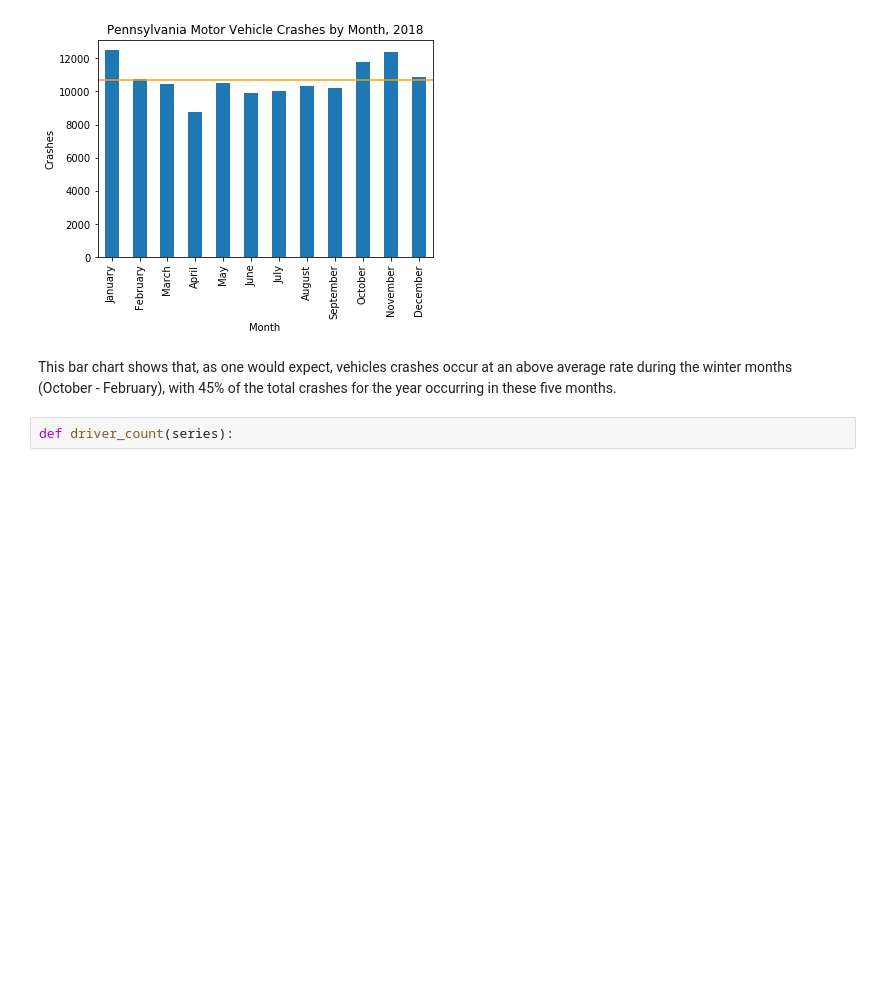
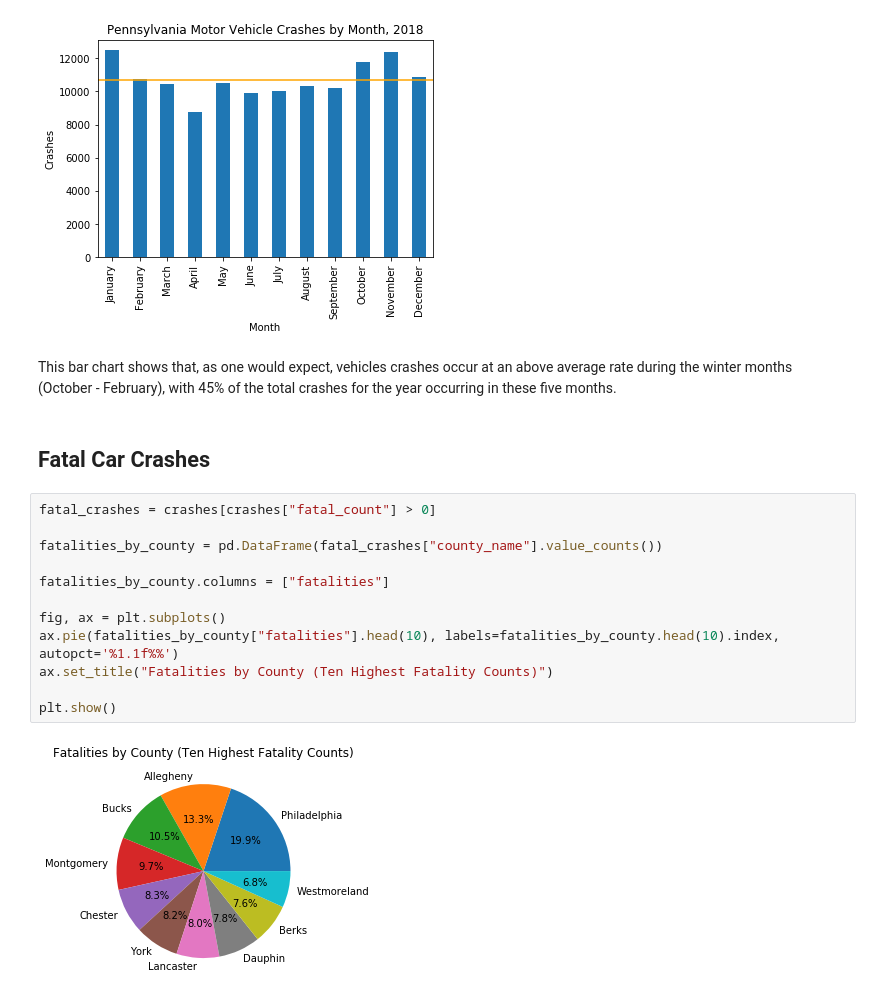
Before and after one commit to tydangel/PAcrashes2018, a Jupyter notebook: Vehicle Crashes.ipynb, the cells around one changed output. Saved outputs shown, nothing was run; the diff lists cells and outputs as text; blank space fills up the shorter version.

```diff
--- a/Vehicle Crashes.ipynb
+++ b/Vehicle Crashes.ipynb
@@ -187,5 +255,19 @@ print(crash_by_month[crash_by_month['count'] > crash_by_month['count'].mean()]['
 [figure]
 # %% [markdown]
 This bar chart shows that, as one would expect, vehicles crashes occur at an above average rate during the winter months (October - February), with 45% of the total crashes for the year occurring in these five months.
-# %%
-def driver_count(series):
+# %% [markdown]
+## Fatal Car Crashes
+# %%
+fatal_crashes = crashes[crashes["fatal_count"] > 0]
+
+fatalities_by_county = pd.DataFrame(fatal_crashes["county_name"].value_counts())
+
+fatalities_by_county.columns = ["fatalities"]
+
+fig, ax = plt.subplots()
+ax.pie(fatalities_by_county["fatalities"].head(10), labels=fatalities_by_county.head(10).index, autopct='%1.1f%%')
+ax.set_title("Fatalities by County (Ten Highest Fatality Counts)")
+
+plt.show()
+# %% [output]
+[figure, added]
```
Also changed, not shown: parts of 20 cells of this notebook.
